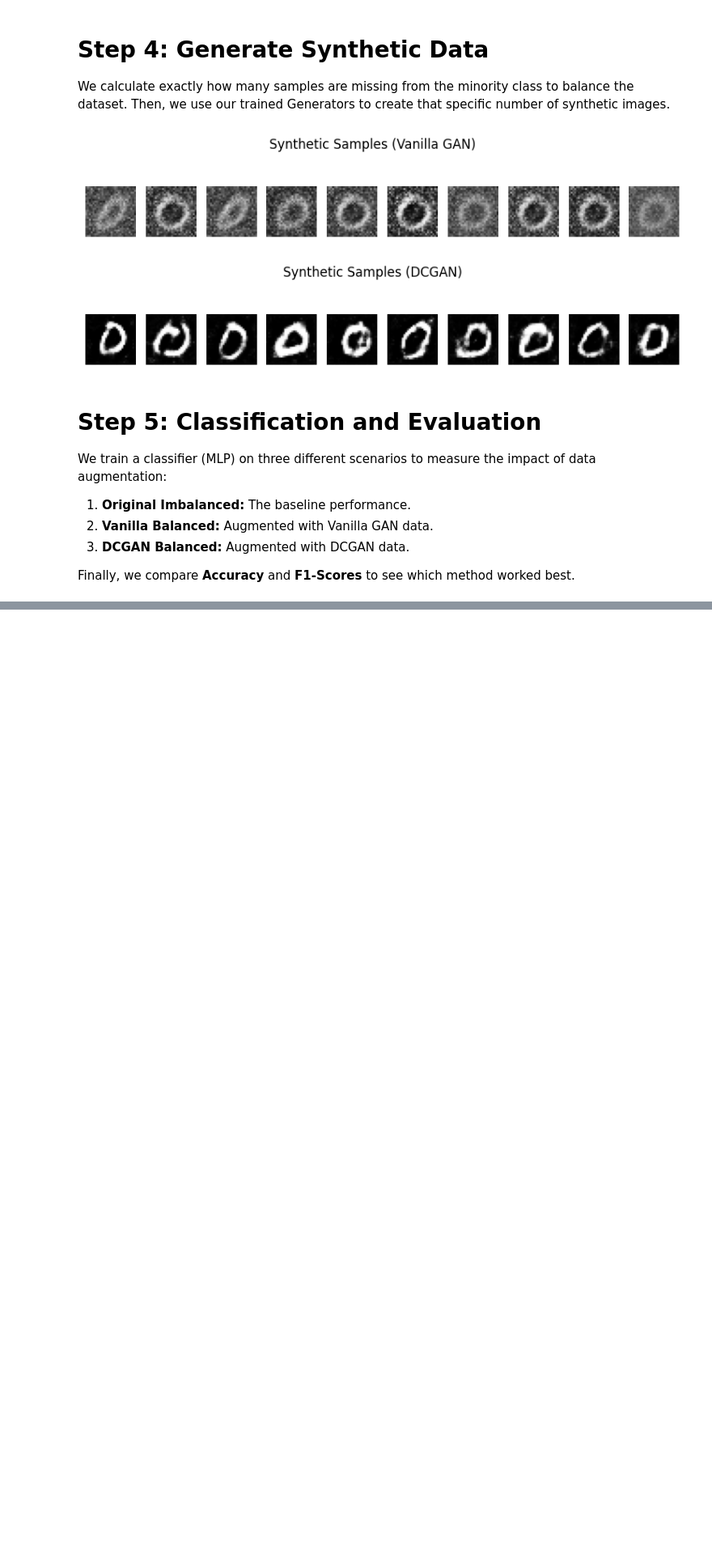
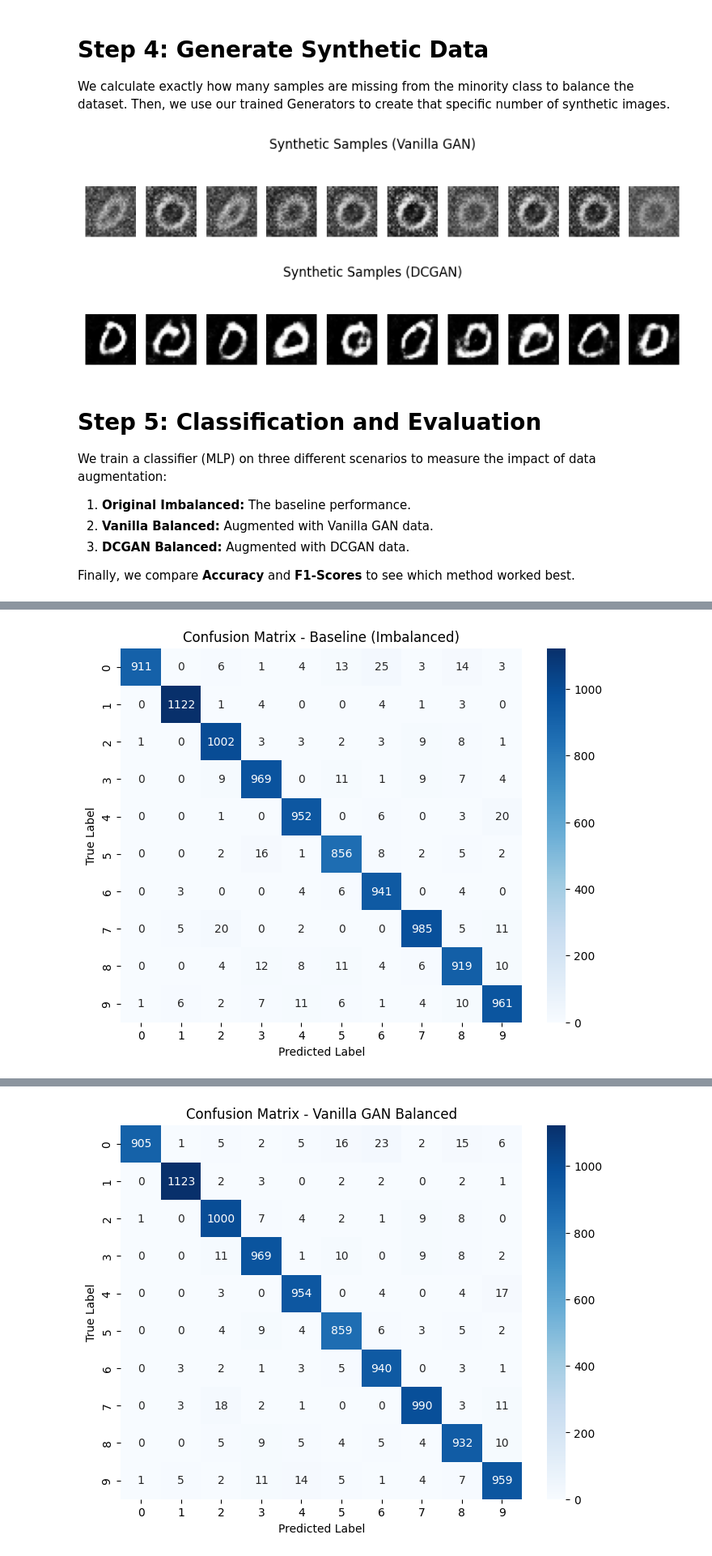
Before and after one commit to lsswiety/Exploring-GAN-Variants-for-Balancing-Imbalanced-Datasets, a Jupyter notebook: GAN_Project_Laya.ipynb, the cells around one changed output, grey strips where cells are left out. Shown at 81% size. Drawn from its saved outputs; the diff is of its cells as text; code cells hidden in the pictures; blank space fills up the shorter version.

```diff
--- a/GAN_Project_Laya.ipynb
+++ b/GAN_Project_Laya.ipynb
@@ -338,0 +217,77 @@ weighted avg       0.95      0.95      0.95     10000
+# %%
+# Step 5: Train Classifier & Evaluate
+from sklearn.ensemble import RandomForestClassifier
+from sklearn.metrics import accuracy_score, classification_report, confusion_matrix, f1_score
+
+# Helper function to prepare data (Normalization & Flattening)
+def prepare_data(X_real, y_real, X_fake=None):
+    # Normalize Real data from [0, 255] to [0, 1]
+    # Real data shape: (N, 28, 28)
+    X = X_real.float() / 255.0
+    y = y_real
+
+    if X_fake is not None:
+        # Normalize Synthetic data from [-1, 1] to [0, 1]
+        X_fake_norm = (X_fake + 1) / 2.0
+
+        # FIX: Remove the channel dimension from synthetic data
+        # Changes shape from (N, 1, 28, 28) -> (N, 28, 28) to match X_real
+        X_fake_norm = X_fake_norm.squeeze(1)
+
+        X = torch.cat([X, X_fake_norm])
+
+        # Create labels for synthetic data (Class 0)
+        y_fake = torch.zeros(len(X_fake))
+        y = torch.cat([y, y_fake])
+
+    # Flatten for the Classifier (N, 28*28)
+    X = X.view(X.size(0), -1).numpy()
+    y = y.numpy()
+    return X, y
+
+# Helper function to train and evaluate
+def evaluate_classifier(name, X_train, y_train, X_test, y_test):
+    print(f"\n{'='*20} {name} {'='*20}")
+
+    # Initialize and Train Random Forest
+    clf = RandomForestClassifier(n_estimators=50, random_state=42)
+    clf.fit(X_train, y_train)
+    y_pred = clf.predict(X_test)
+
+    # Metric 1: Accuracy
+    acc = accuracy_score(y_test, y_pred)
+    print(f"Accuracy: {acc:.4f}")
+
+    # Metric 2: F1-Score (Weighted)
+    f1 = f1_score(y_test, y_pred, average='weighted')
+    print(f"F1-Score (Weighted): {f1:.4f}")
+
+    # Classification Report (Includes Precision & Recall)
+    print("\nClassification Report:")
+    print(classification_report(y_test, y_pred))
+
+    # Metric 3: Confusion Matrix
+    cm = confusion_matrix(y_test, y_pred)
+    plt.figure(figsize=(8, 6))
+    sns.heatmap(cm, annot=True, fmt='d', cmap='Blues')
+    plt.title(f"Confusion Matrix - {name}")
+    plt.ylabel('True Label')
+    plt.xlabel('Predicted Label')
+    plt.show()
+
+# Prepare Test Data
+X_test_np = X_test.float().view(X_test.size(0), -1).numpy() / 255.0
+y_test_np = y_test.numpy()
+
+# 1. Evaluate Baseline (Imbalanced)
+X_imb, y_imb = prepare_data(X_train_imbalanced, y_train_imbalanced)
+evaluate_classifier("Baseline (Imbalanced)", X_imb, y_imb, X_test_np, y_test_np)
+
+# 2. Evaluate Vanilla GAN Augmented
+X_van, y_van = prepare_data(X_train_imbalanced, y_train_imbalanced, vanilla_fake)
+evaluate_classifier("Vanilla GAN Balanced", X_van, y_van, X_test_np, y_test_np)
+
+# 3. Evaluate DCGAN Augmented
+X_dc, y_dc = prepare_data(X_train_imbalanced, y_train_imbalanced, dc_fake)
+evaluate_classifier("DCGAN Balanced", X_dc, y_dc, X_test_np, y_test_np)
+# %% [output]
@@ -338,0 +311 @@ weighted avg       0.95      0.95      0.95     10000
+[figure, added]
@@ -338,0 +329 @@ weighted avg       0.95      0.95      0.95     10000
+[figure, added]
```
Also changed, not shown: parts of 2 cells of this notebook.
